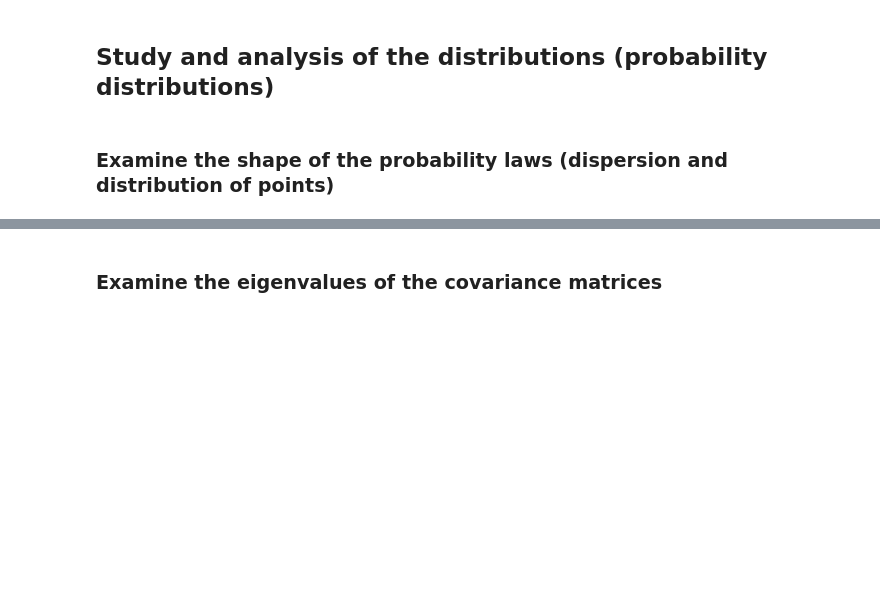
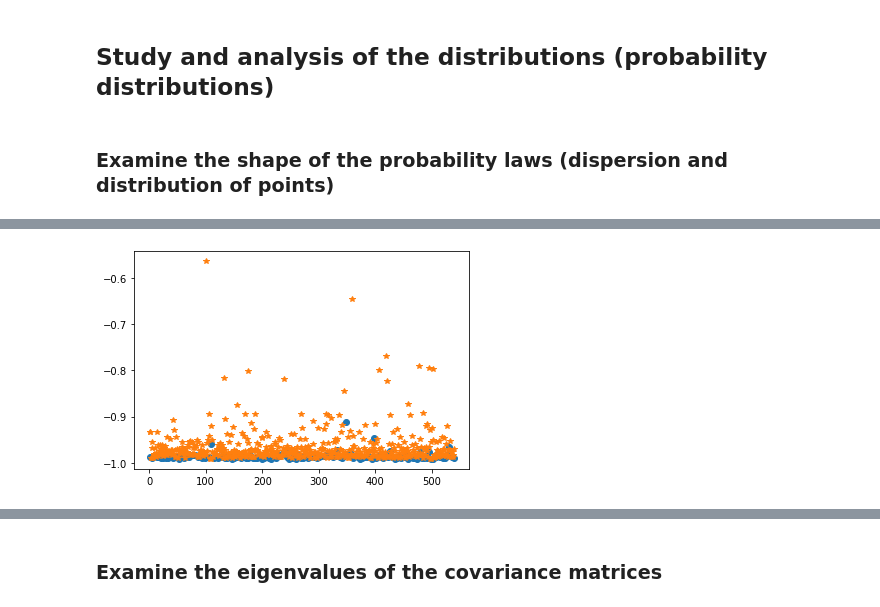
Before and after one commit to NacerSebtiMS/P300-Data-Analysis, a Jupyter notebook: P300_Data_Analysis.ipynb, the cells around one changed output, grey strips where cells are left out. Saved outputs shown, nothing was run; the diff lists cells and outputs as text; code cells hidden in the pictures; blank space fills up the shorter version.

```diff
--- a/P300_Data_Analysis.ipynb
+++ b/P300_Data_Analysis.ipynb
@@ -96,4 +108,7 @@ plt.plot(x2, ref_NP300['a'],'*')
 # %%
-plt.plot(x1,ref_P300['b'],'o')
-plt.plot(x2, ref_NP300['b'],'*')
+plt.plot(x_P300,ref_P300['b'],'o')
+plt.plot(x_NP300, ref_NP300['b'],'*')
+plt.show()
+# %% [output]
+[figure, added]
 # %%
```
Also changed, not shown: parts of 7 cells of this notebook.
